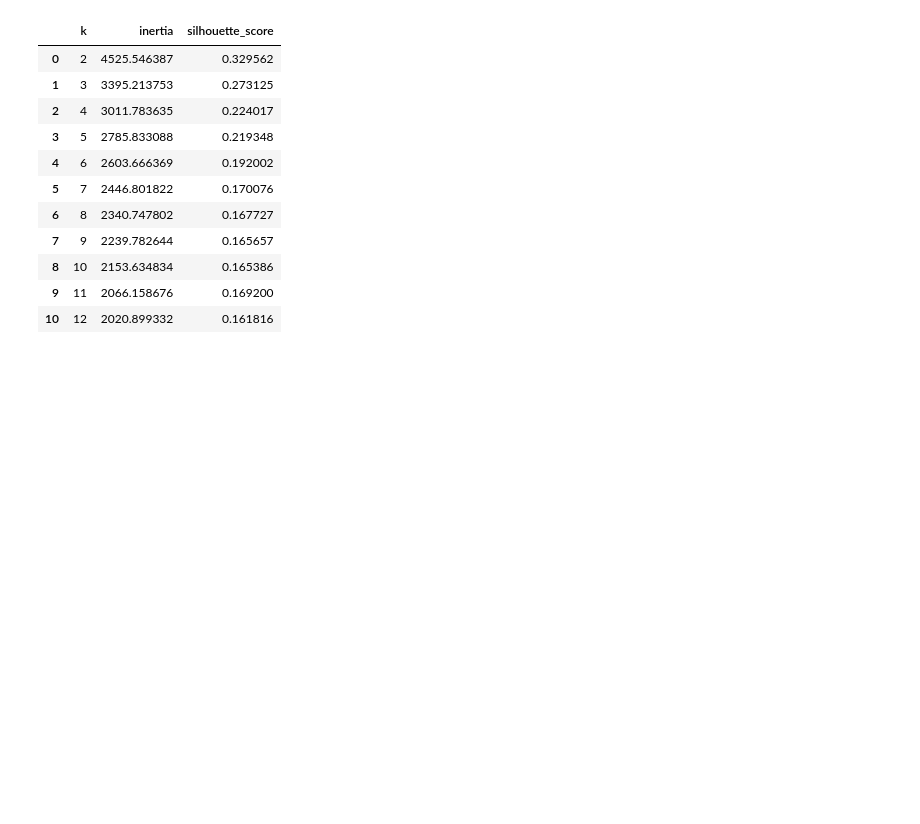
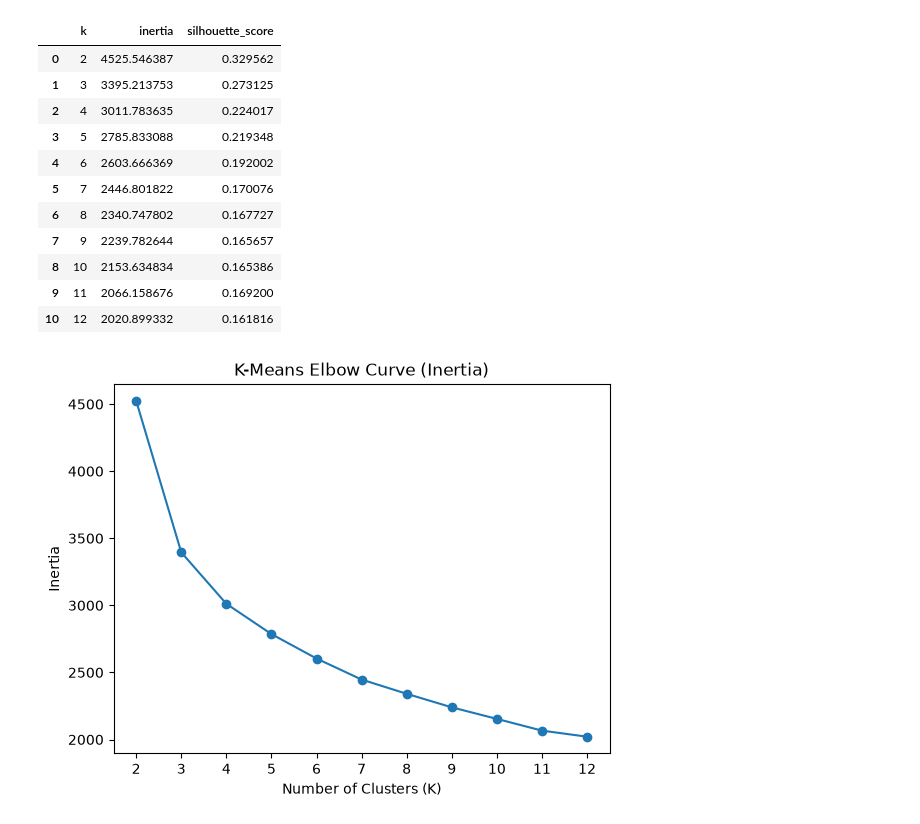
Before and after one commit to alex-abrego/nba-player-archetype-clustering, a Jupyter notebook: notebooks/04_model_selection.ipynb, the cells around one changed output. Saved outputs shown, nothing was run; the diff lists cells and outputs as text; code cells hidden in the pictures; blank space fills up the shorter version.

Commit message:
Begin K-means clustering analysis and create elbow plots

```diff
--- a/notebooks/04_model_selection.ipynb
+++ b/notebooks/04_model_selection.ipynb
@@ -136,3 +136,12 @@ k_results
 | 8 | 10 | 2153.634834 | 0.165386 |
 | 9 | 11 | 2066.158676 | 0.169200 |
 | 10 | 12 | 2020.899332 | 0.161816 |
+# %%
+plt.plot(k_results["k"], k_results["inertia"], marker = "o")
+plt.xlabel("Number of Clusters (K)")
+plt.ylabel("Inertia")
+plt.title("K-Means Elbow Curve (Inertia)")
+plt.xticks(k_results["k"])
+plt.show()
+# %% [output]
+[figure, added]
```
Also changed, not shown: parts of 4 cells of this notebook.
